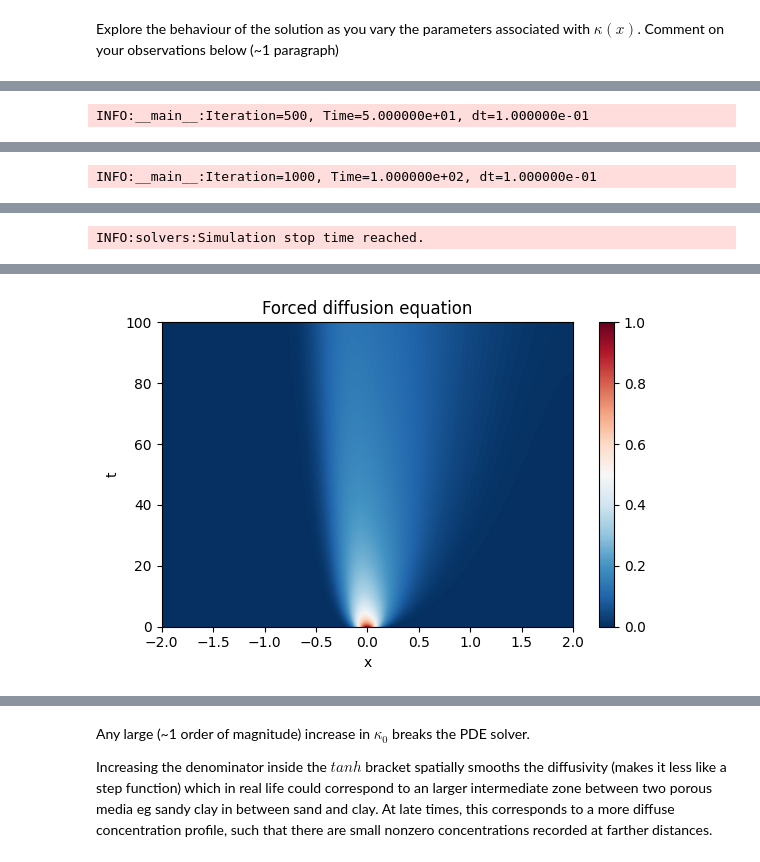
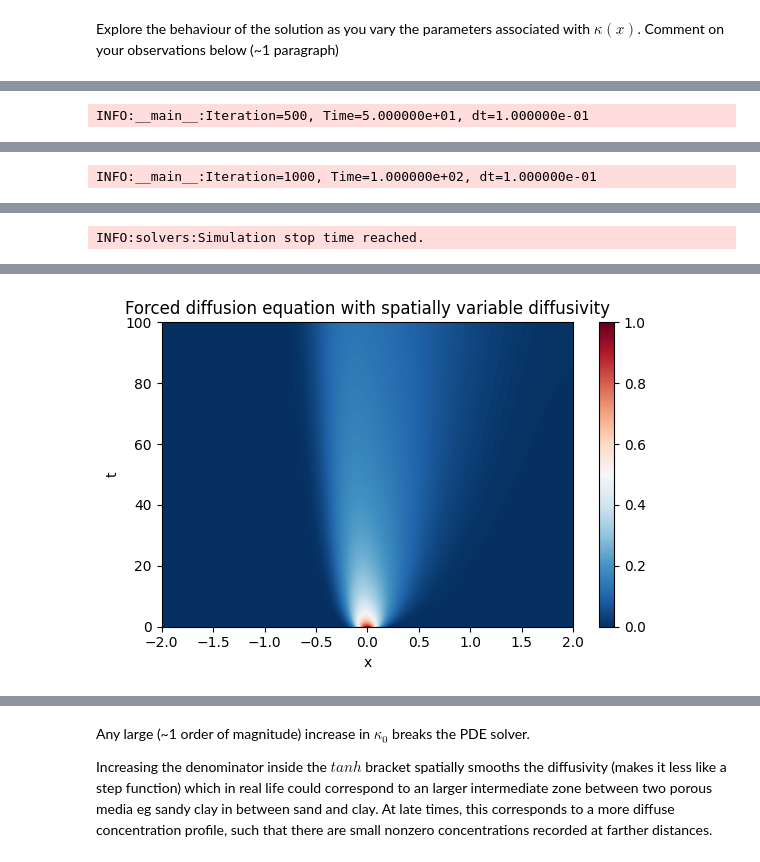
Before and after one commit to sjg230/QCES_LNM, a Jupyter notebook: Project1_dedalus.ipynb, the cells around one changed output, grey strips where cells are left out. Drawn from its saved outputs; the diff is of its cells as text; code cells hidden in the pictures.

```diff
--- a/Project1_dedalus.ipynb
+++ b/Project1_dedalus.ipynb
@@ -654,7 +654,7 @@ plt.xlim(x_start, x_end)
 plt.ylim(0, solver.stop_sim_time)
 plt.xlabel('x')
 plt.ylabel('t')
-plt.title('Forced diffusion equation')
+plt.title('Forced diffusion equation with spatially variable diffusivity')
 plt.colorbar()
 plt.tight_layout()
 # %% [output]
@@ -669,3 +669,3 @@ INFO:solvers:Simulation stop time reached.
-[figure, old version]
+[figure, new version]
 # %%
 fig, ax = plt.subplots()
```
Also changed, not shown: parts of 2 cells of this notebook.
